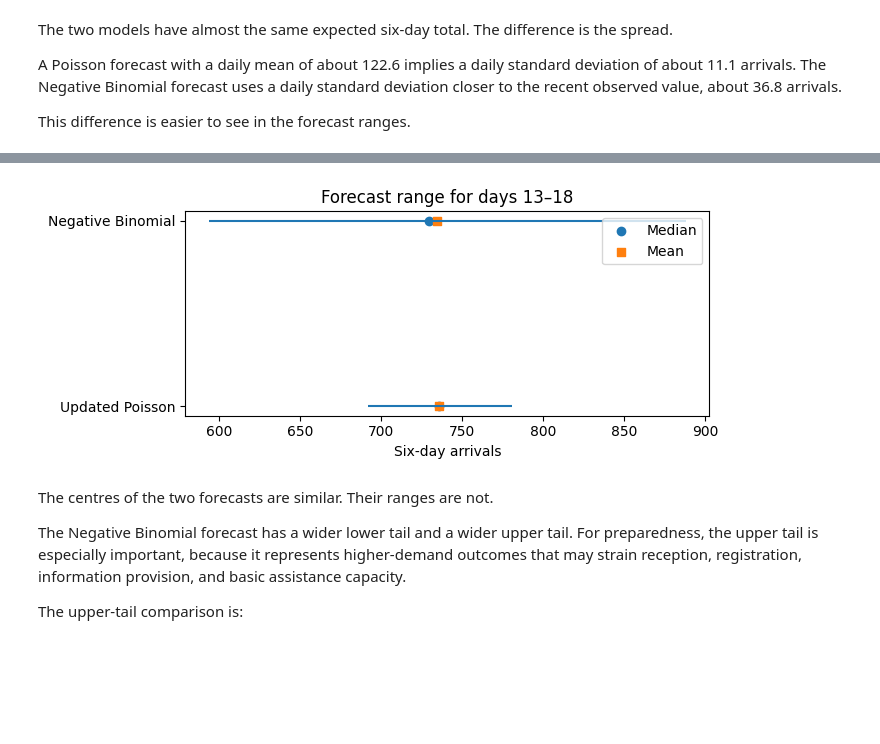
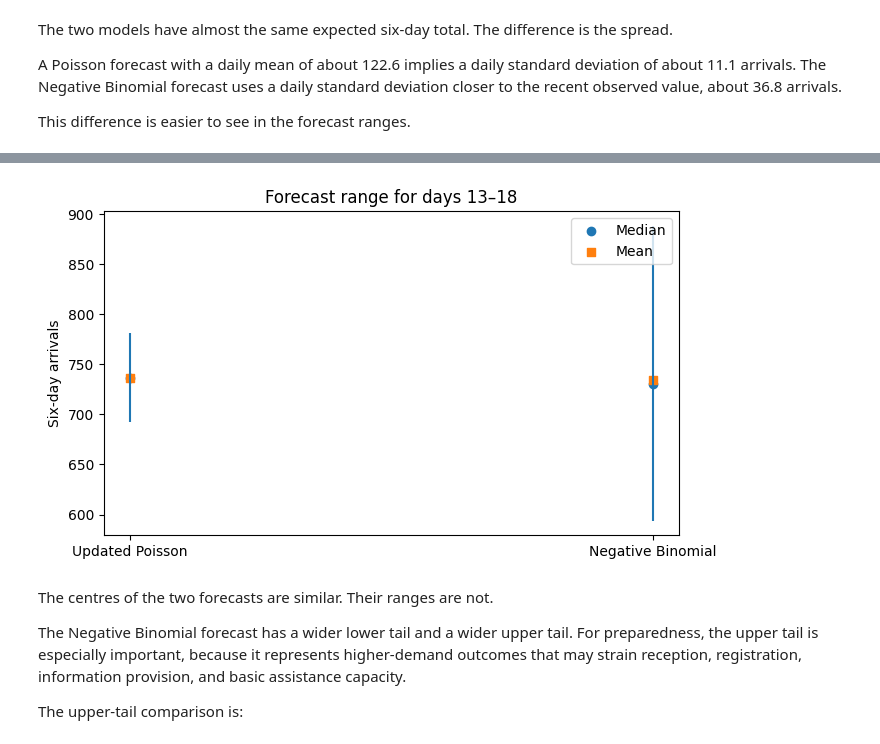
Before and after one commit to kcsongor011/humanitarian_decision_toolkit, a Jupyter notebook: notebooks/forecasting/arrival_dynamics_1_short_term_border_arrivals.ipynb, the cells around one changed output, grey strips where cells are left out. Cells and saved outputs as stored; diff of their text form; code cells hidden in the pictures; blank space fills up the shorter version.

Commit message:
Finalize arrival dynamics notebook review polish

```diff
--- a/notebooks/forecasting/arrival_dynamics_1_short_term_border_arrivals.ipynb
+++ b/notebooks/forecasting/arrival_dynamics_1_short_term_border_arrivals.ipynb
@@ -558,24 +558,24 @@ interval_forecast_table.round(
 | 1 | Negative Binomial | 594.0 | 730.0 | 734.7 | 888.0 |
 # %%
 interval_chart_data = interval_forecast_table.copy()
-y_positions = range(len(interval_chart_data))
+x_positions = range(len(interval_chart_data))
 
-fig, ax = plt.subplots(figsize=(7, 3))
-ax.hlines(
-    y=list(y_positions),
-    xmin=interval_chart_data["5th percentile"],
-    xmax=interval_chart_data["95th percentile"],
+fig, ax = plt.subplots(figsize=(7, 4))
+ax.vlines(
+    x=list(x_positions),
+    ymin=interval_chart_data["5th percentile"],
+    ymax=interval_chart_data["95th percentile"],
 )
-ax.scatter(interval_chart_data["Median"], list(y_positions), label="Median")
-ax.scatter(interval_chart_data["Mean"], list(y_positions), marker="s", label="Mean")
-ax.set_yticks(list(y_positions), interval_chart_data["Model"])
-ax.set_xlabel("Six-day arrivals")
+ax.scatter(list(x_positions), interval_chart_data["Median"], label="Median")
+ax.scatter(list(x_positions), interval_chart_data["Mean"], marker="s", label="Mean")
+ax.set_xticks(list(x_positions), interval_chart_data["Model"])
+ax.set_ylabel("Six-day arrivals")
 ax.set_title("Forecast range for days 13–18")
 ax.legend()
 
 plt.tight_layout()
 # %% [output]
-[figure, old version]
+[figure, new version]
 # %% [markdown]
 The centres of the two forecasts are similar. Their ranges are not.
 
```
Also changed, not shown: parts of 38 cells of this notebook.
